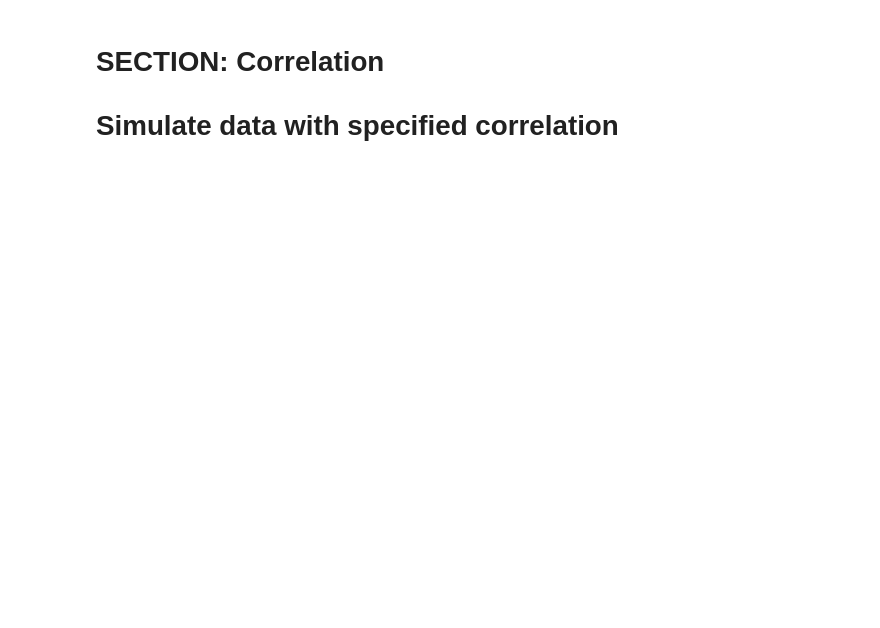
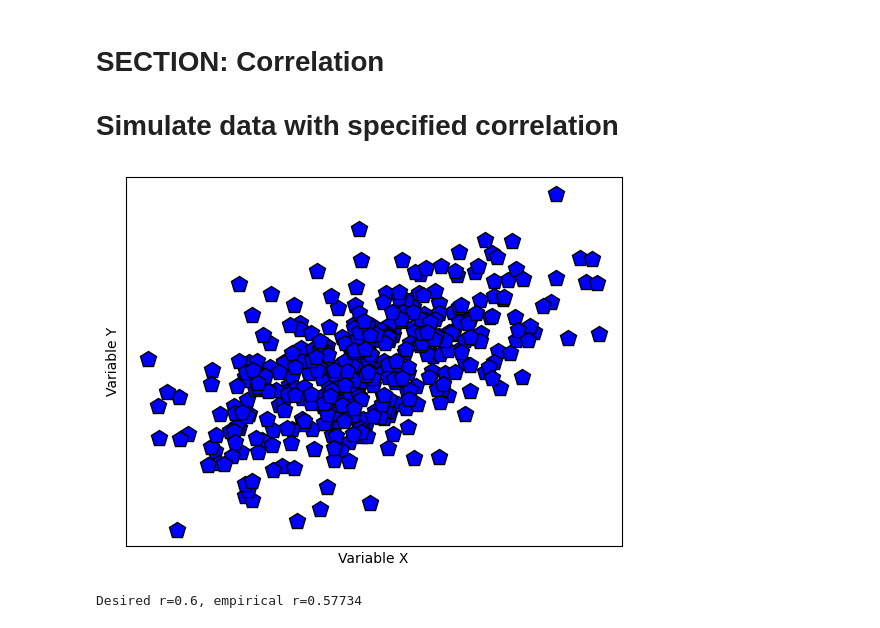
Before and after one commit to SiracencoSerghei/Statistics_and_ML, a Jupyter notebook: 2.8_correlation/stats_corr_generateCorrelation.ipynb, the cells around one changed output. Drawn from its saved outputs; the diff is of its cells as text; code cells hidden in the pictures; blank space fills up the shorter version.

Commit message:
simulation

```diff
--- a/2.8_correlation/stats_corr_generateCorrelation.ipynb
+++ b/2.8_correlation/stats_corr_generateCorrelation.ipynb
@@ -8,30 +20,25 @@ import numpy as np
 # %%
-## simulate data
-
-# data simulation parameters
-N = 100  # number of samples
-r = .6   # desired correlation coefficient
-
-# start with random numbers
-x = np.random.randn(N)
-y = np.random.randn(N)
 
 # impose the correlation on y
-y = x*r + y*np.sqrt(1-r**2)
+# y = x*r + y*np.sqrt(1-r**2)
 
 # plot the data
 plt.plot(x,y,'kp',markerfacecolor='b',markersize=12)
 plt.xlabel('Variable X')
 plt.ylabel('Variable Y')
 plt.xticks([])
 plt.yticks([])
 plt.show()
+# %% [output]
+[figure, added]
 # %%
 ## compute the empirical correlation
 
 empR = np.corrcoef(x,y)
 
 print('Desired r=%g, empirical r=%g'%(r,empR[0,1]))
+# %% [output]
+Desired r=0.6, empirical r=0.57734
 # %%
 ## Test the errors as a function of N
 
```
Also changed, not shown: parts of 3 cells of this notebook.
